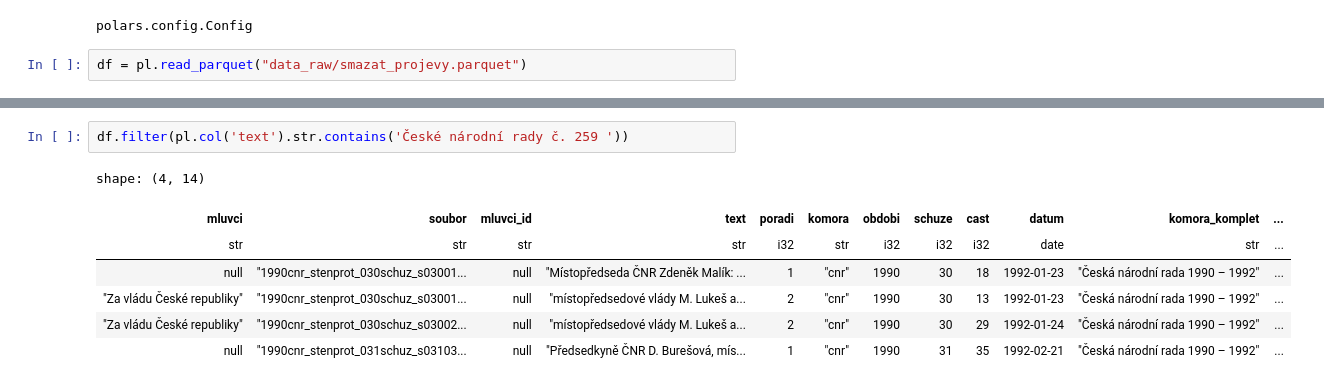
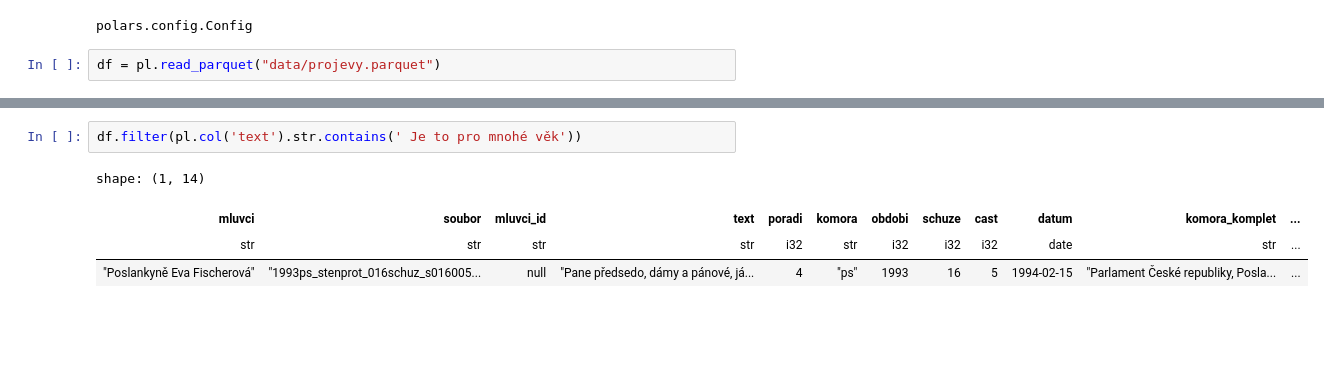
Before and after one commit to DataRozhlas/stenoprotokoly, a Jupyter notebook: 004_testy.ipynb, the cells around one changed output, grey strips where cells are left out. Cells and saved outputs as stored; diff of their text form; blank space fills up the shorter version.

```diff
--- a/004_testy.ipynb
+++ b/004_testy.ipynb
@@ -7,7 +7,7 @@ pl.Config.set_tbl_width_chars(200)
 # %% [output]
 polars.config.Config
 # %%
-df = pl.read_parquet("data_raw/smazat_projevy.parquet")
+df = pl.read_parquet("data/projevy.parquet")
 # %%
 len(df)
 # %% [output]
@@ -91,10 +105,7 @@ shape: (2, 5)
 # %%
-df.filter(pl.col('text').str.contains('České národní rady č. 259 '))
+df.filter(pl.col('text').str.contains(' Je to pro mnohé věk'))
 # %% [output]
-shape: (4, 14)
+shape: (1, 14)
 | mluvci | soubor | mluvci_id | text | poradi | komora | obdobi | schuze | cast | datum | komora_komplet | ... |
 | str | str | str | str | i32 | str | i32 | i32 | i32 | date | str | ... |
-| null | "1990cnr_stenprot_030schuz_s03001... | null | "Místopředseda ČNR Zdeněk Malík: ... | 1 | "cnr" | 1990 | 30 | 18 | 1992-01-23 | "Česká národní rada 1990 – 1992" | ... |
-| "Za vládu České republiky" | "1990cnr_stenprot_030schuz_s03001... | null | "místopředsedové vlády M. Lukeš a... | 2 | "cnr" | 1990 | 30 | 13 | 1992-01-23 | "Česká národní rada 1990 – 1992" | ... |
-| "Za vládu České republiky" | "1990cnr_stenprot_030schuz_s03002... | null | "místopředsedové vlády M. Lukeš a... | 2 | "cnr" | 1990 | 30 | 29 | 1992-01-24 | "Česká národní rada 1990 – 1992" | ... |
-| null | "1990cnr_stenprot_031schuz_s03103... | null | "Předsedkyně ČNR D. Burešová, mís... | 1 | "cnr" | 1990 | 31 | 35 | 1992-02-21 | "Česká národní rada 1990 – 1992" | ... |
+| "Poslankyně Eva Fischerová" | "1993ps_stenprot_016schuz_s016005... | null | "Pane předsedo, dámy a pánové, já... | 4 | "ps" | 1993 | 16 | 5 | 1994-02-15 | "Parlament České republiky, Posla... | ... |
```
Also changed, not shown: parts of 17 cells of this notebook, 6 other files.
